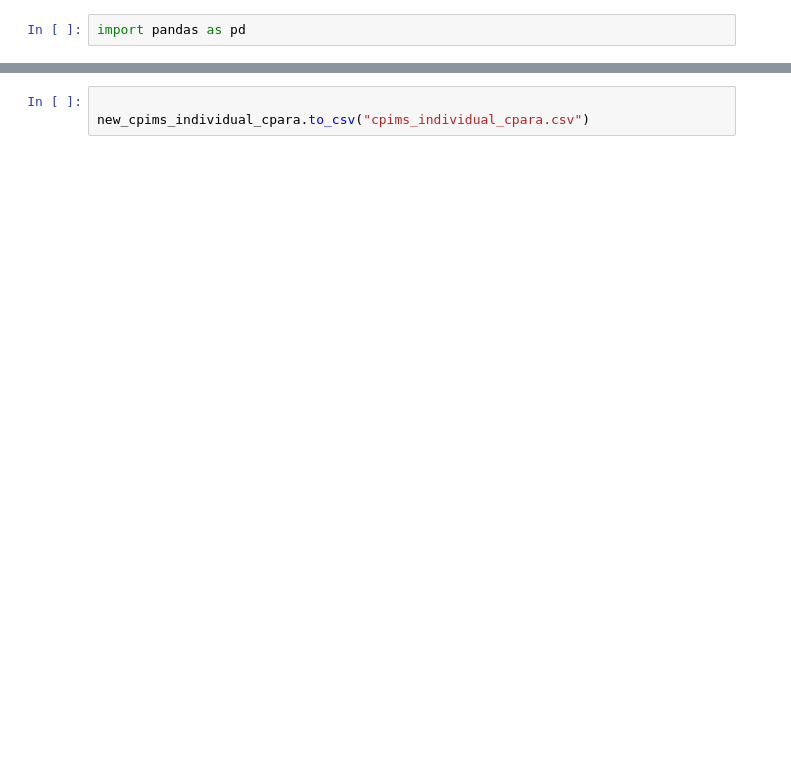
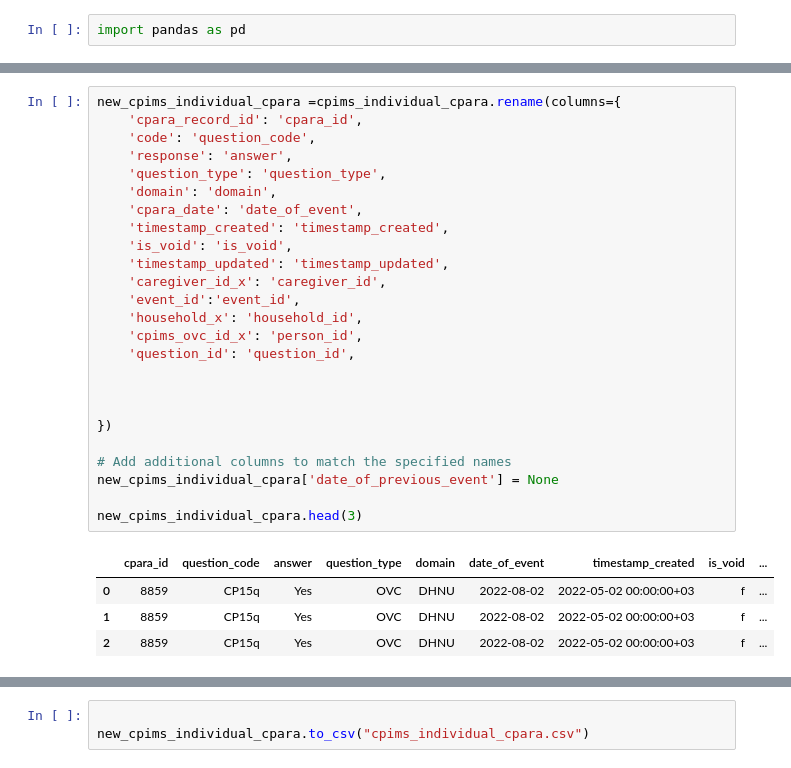
Before and after one commit to bmugwe/Usaid4thechild_data, a Jupyter notebook: individual_cpara.ipynb, the cells around one changed output, grey strips where cells are left out. Saved outputs shown, nothing was run; the diff lists cells and outputs as text; blank space fills up the shorter version.

```diff
--- a/individual_cpara.ipynb
+++ b/individual_cpara.ipynb
@@ -81 +129,31 @@ cpims_individual_cpara.head(5)
+# %%
+new_cpims_individual_cpara =cpims_individual_cpara.rename(columns={
+    'cpara_record_id': 'cpara_id',
+    'code': 'question_code',
+    'response': 'answer',
+    'question_type': 'question_type',
+    'domain': 'domain',
+    'cpara_date': 'date_of_event',
+    'timestamp_created': 'timestamp_created',
+    'is_void': 'is_void',
+    'timestamp_updated': 'timestamp_updated',
+    'caregiver_id_x': 'caregiver_id',
+    'event_id':'event_id',
+    'household_x': 'household_id',
+    'cpims_ovc_id_x': 'person_id',
+    'question_id': 'question_id',
+
+
+
+})
+
+# Add additional columns to match the specified names
+new_cpims_individual_cpara['date_of_previous_event'] = None
+
+new_cpims_individual_cpara.head(3)
+# %% [output]
+|  | cpara_id | question_code | answer | question_type | domain | date_of_event | timestamp_created | is_void | ... |
+| 0 | 8859 | CP15q | Yes | OVC | DHNU | 2022-08-02 | 2022-05-02 00:00:00+03 | f | ... |
+| 1 | 8859 | CP15q | Yes | OVC | DHNU | 2022-08-02 | 2022-05-02 00:00:00+03 | f | ... |
+| 2 | 8859 | CP15q | Yes | OVC | DHNU | 2022-08-02 | 2022-05-02 00:00:00+03 | f | ... |
 # %%
```
Also changed, not shown: parts of 9 cells of this notebook, 1 other file.
